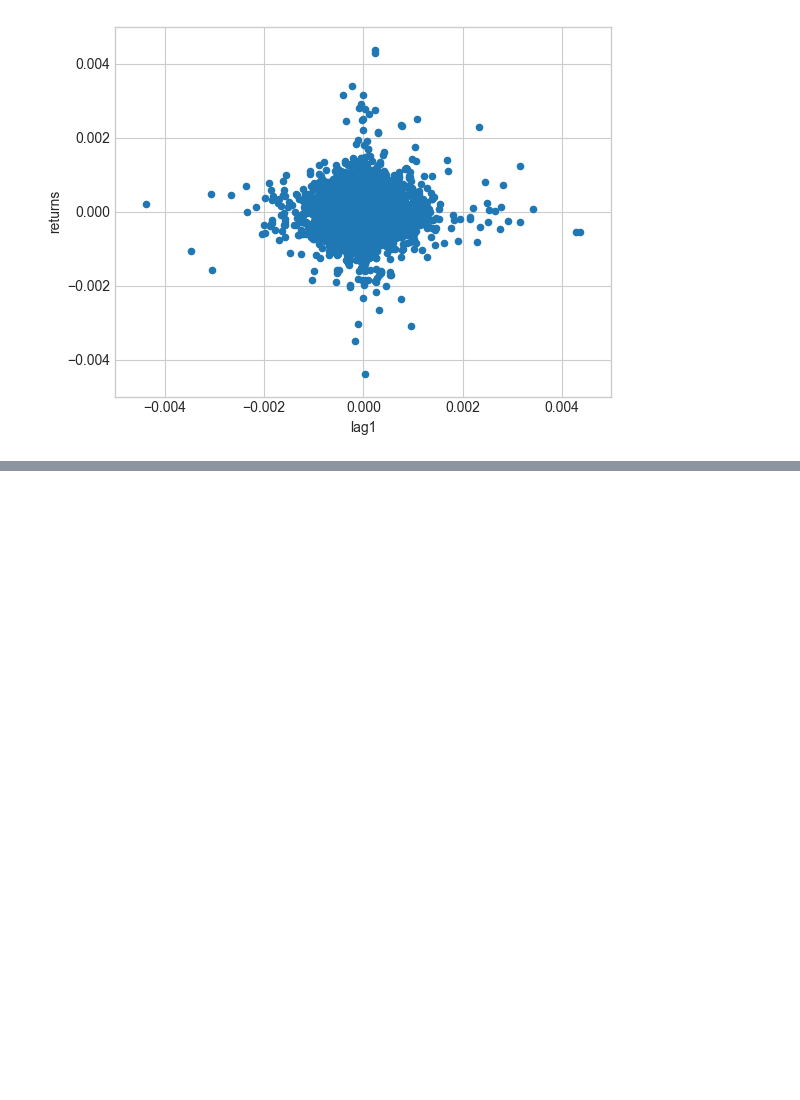
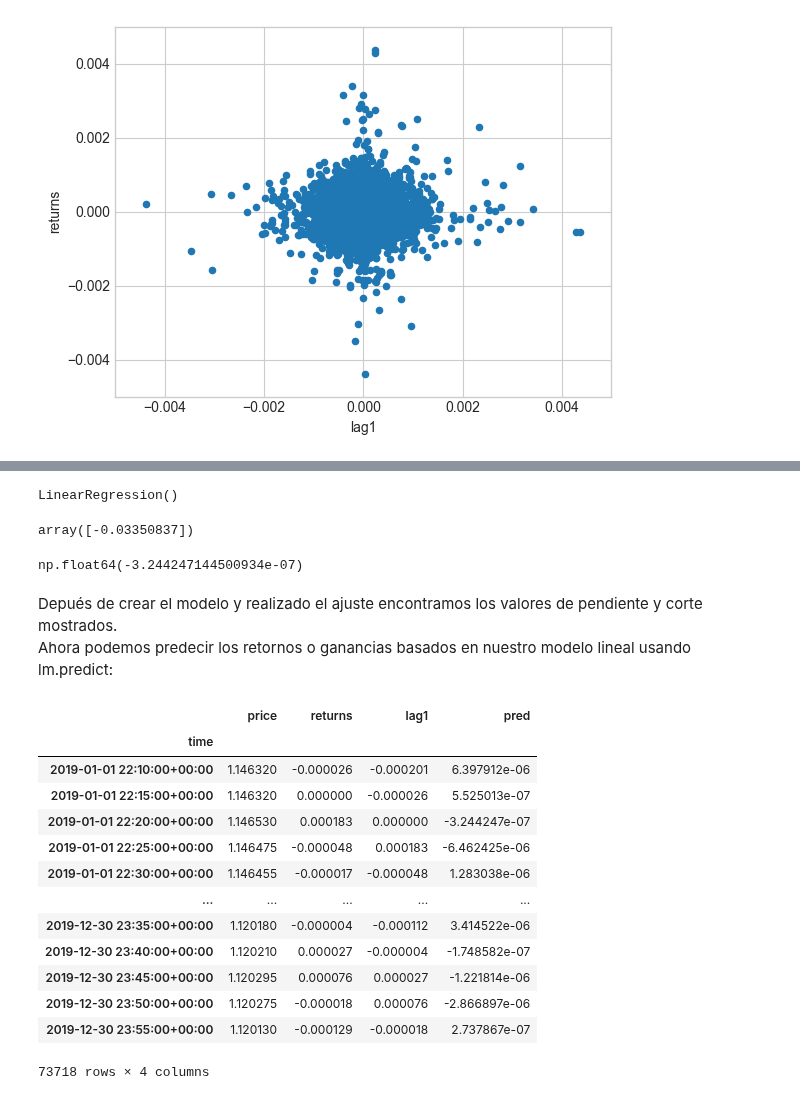
Before and after one commit to mario812/algo-trading-env, a Jupyter notebook: 3.4.2-linear_reg_intro.ipynb, the cells around one changed output, grey strips where cells are left out. Drawn from its saved outputs; the diff is of its cells as text; code cells hidden in the pictures; blank space fills up the shorter version.

```diff
--- a/3.4.2-linear_reg_intro.ipynb
+++ b/3.4.2-linear_reg_intro.ipynb
@@ -330,0 +349,35 @@ plt.show()
+# %%
+lm.fit(data.lag1.to_frame(), data.returns)
+# %% [output]
+LinearRegression()
+# %%
+slope = lm.coef_
+slope
+# %% [output]
+array([-0.03350837])
+# %%
+intercept = lm.intercept_
+intercept
+# %% [output]
+np.float64(-3.244247144500934e-07)
+# %% [markdown]
+Depués de crear el modelo y realizado el ajuste encontramos los valores de pendiente y corte mostrados.
+Ahora podemos predecir los retornos o ganancias basados en nuestro modelo lineal usando lm.predict:
+# %%
+data["pred"] = lm.predict(data.lag1.to_frame())
+data
+# %% [output]
+|  | price | returns | lag1 | pred |
+| time |  |  |  |  |
+| 2019-01-01 22:10:00+00:00 | 1.146320 | -0.000026 | -0.000201 | 6.397912e-06 |
+| 2019-01-01 22:15:00+00:00 | 1.146320 | 0.000000 | -0.000026 | 5.525013e-07 |
+| 2019-01-01 22:20:00+00:00 | 1.146530 | 0.000183 | 0.000000 | -3.244247e-07 |
+| 2019-01-01 22:25:00+00:00 | 1.146475 | -0.000048 | 0.000183 | -6.462425e-06 |
+| 2019-01-01 22:30:00+00:00 | 1.146455 | -0.000017 | -0.000048 | 1.283038e-06 |
+| ... | ... | ... | ... | ... |
+| 2019-12-30 23:35:00+00:00 | 1.120180 | -0.000004 | -0.000112 | 3.414522e-06 |
+| 2019-12-30 23:40:00+00:00 | 1.120210 | 0.000027 | -0.000004 | -1.748582e-07 |
+| 2019-12-30 23:45:00+00:00 | 1.120295 | 0.000076 | 0.000027 | -1.221814e-06 |
+| 2019-12-30 23:50:00+00:00 | 1.120275 | -0.000018 | 0.000076 | -2.866897e-06 |
+| 2019-12-30 23:55:00+00:00 | 1.120130 | -0.000129 | -0.000018 | 2.737867e-07 |
+73718 rows × 4 columns
```
Also changed, not shown: parts of 7 cells of this notebook.
